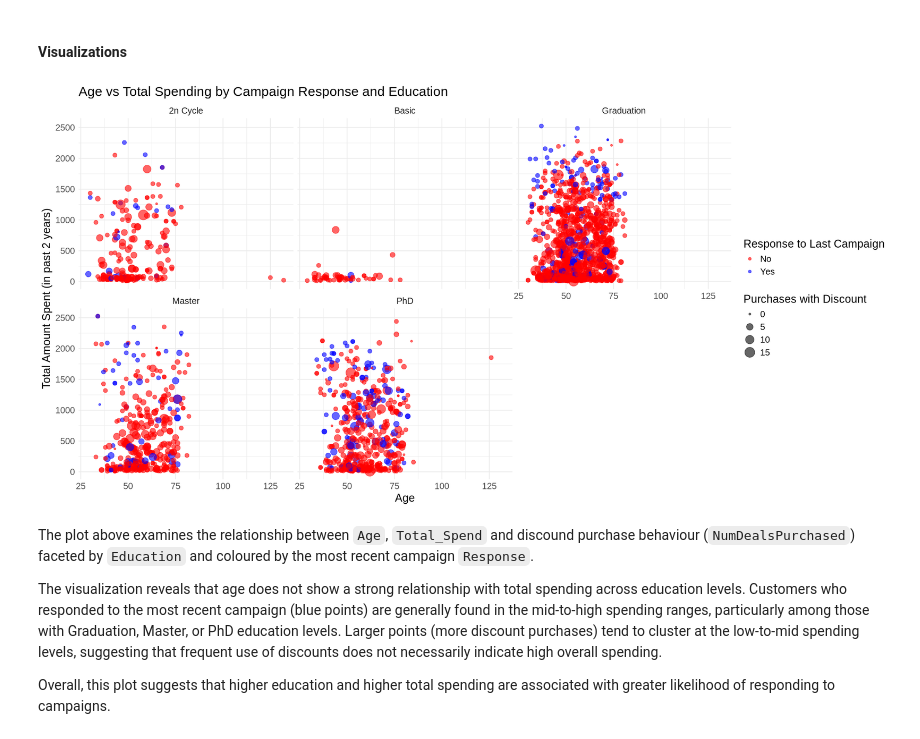
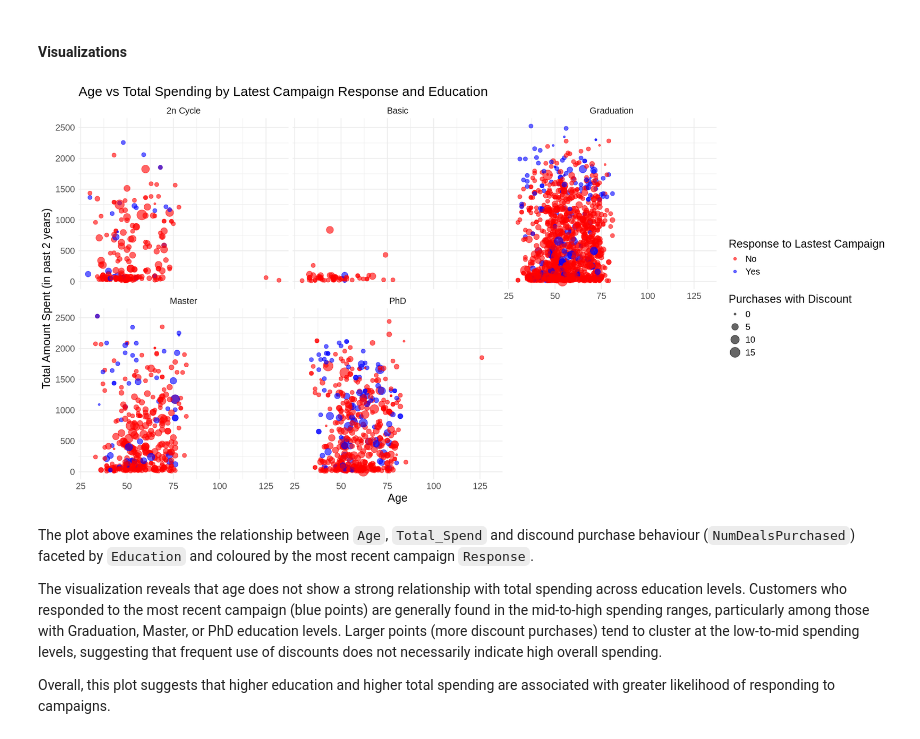
Before and after one commit to nelsonli2323/STAT-301-Project, a Jupyter notebook: Final_Report.ipynb, the cells around one changed output. Drawn from its saved outputs; the diff is of its cells as text; code cells hidden in the pictures.

```diff
--- a/Final_Report.ipynb
+++ b/Final_Report.ipynb
@@ -185,26 +207,26 @@ $ Total_AcceptedCmp   <int> 0, 0, 0, 0, 0, 0, 0, 0, 0, 1, 0, 0, 0, 0, 2, 0, 0,
 # %%
 # Visualization 1
 options(repr.plot.width = 16, repr.plot.height = 8)
 
 customer_data_clean %>%
     ggplot(aes(x = Age, y = Total_Spend, colour = Response, size = NumDealsPurchases)) +
     geom_point(alpha = 0.6) +
     facet_wrap(~Education) +
     scale_color_manual(
         values = c("0" = "red", "1" = "blue"),
         labels = c("0" = "No", "1" = "Yes")
     ) +
     labs(
-        title = "Age vs Total Spending by Campaign Response and Education",
+        title = "Age vs Total Spending by Latest Campaign Response and Education",
         x = "Age",
         y = "Total Amount Spent (in past 2 years)",
-        colour = "Response to Last Campaign",
+        colour = "Response to Lastest Campaign",
         size = "Purchases with Discount"
     ) +
     theme_minimal() +
     theme(text = element_text(size = 15))
 # %% [output]
-[figure, old version]
+[figure, new version]
 # %% [markdown]
 The plot above examines the relationship between `Age`, `Total_Spend` and discound purchase behaviour (`NumDealsPurchased`) faceted by `Education` and coloured by the most recent campaign `Response`.
 
```
Also changed, not shown: parts of 13 cells of this notebook.
